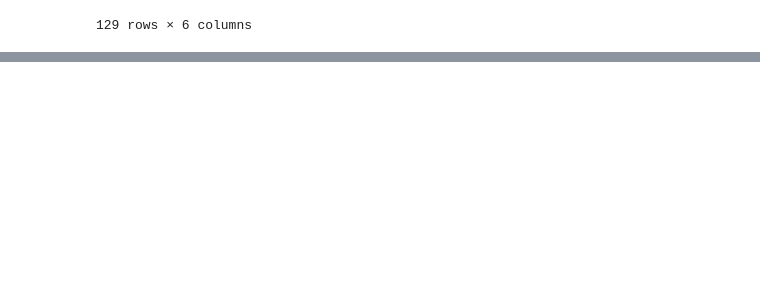
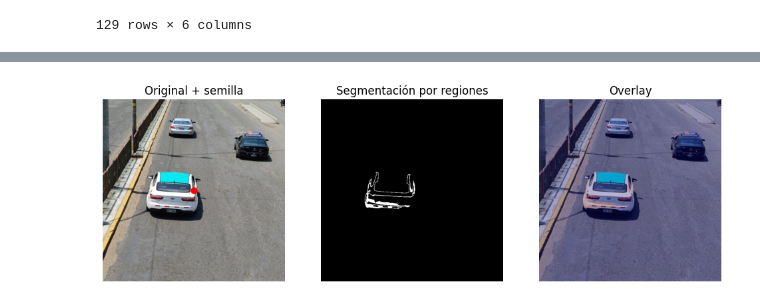
Before and after one commit to MauColab/Autoscan, a Jupyter notebook: ANÁLISIS GEOMÉTRICO.ipynb, the cells around one changed output, grey strips where cells are left out. Cells and saved outputs as stored; diff of their text form; code cells hidden in the pictures; blank space fills up the shorter version.

```diff
--- a/ANÁLISIS GEOMÉTRICO.ipynb
+++ b/ANÁLISIS GEOMÉTRICO.ipynb
@@ -843,0 +329,24 @@ DataFrames creados (copias):
+# %%
+seed = (img_gray.shape[0] // 2, img_gray.shape[1] // 2)
+
+seg_rg = region_grow(img_blur, seed, thresh=0.12)
+
+fig, ax = plt.subplots(1, 3, figsize=(12, 4))
+
+ax[0].imshow(img, cmap=None)
+ax[0].scatter([seed[1]], [seed[0]], s=40, c='r')
+ax[0].set_title('Original + semilla')
+ax[0].axis('off')
+
+ax[1].imshow(seg_rg, cmap='gray')
+ax[1].set_title('Segmentación por regiones')
+ax[1].axis('off')
+
+ax[2].imshow(img, cmap=None)
+ax[2].imshow(seg_rg, cmap='jet', alpha=0.3)
+ax[2].set_title('Overlay')
+ax[2].axis('off')
+
+plt.show()
+# %% [output]
+[figure, added]
```
Also changed, not shown: parts of 92 cells of this notebook.
